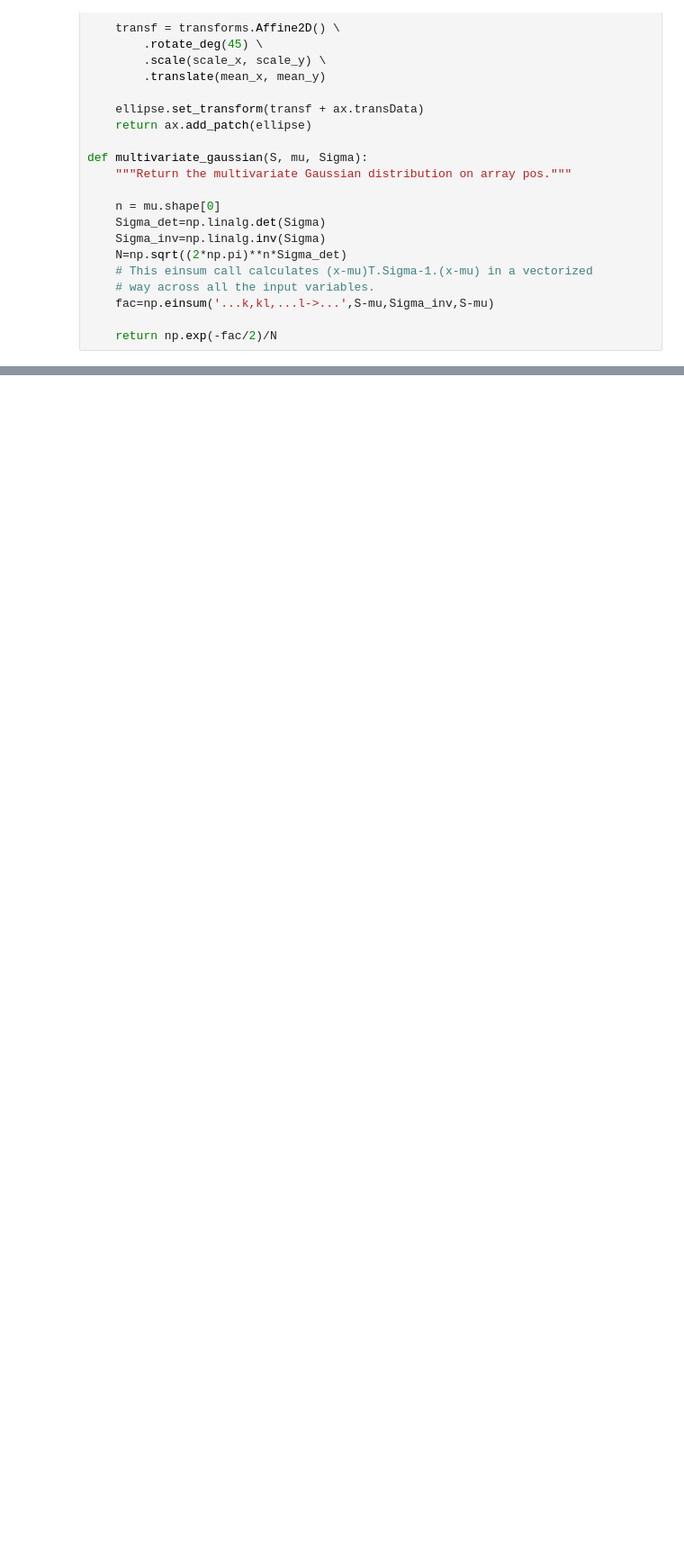
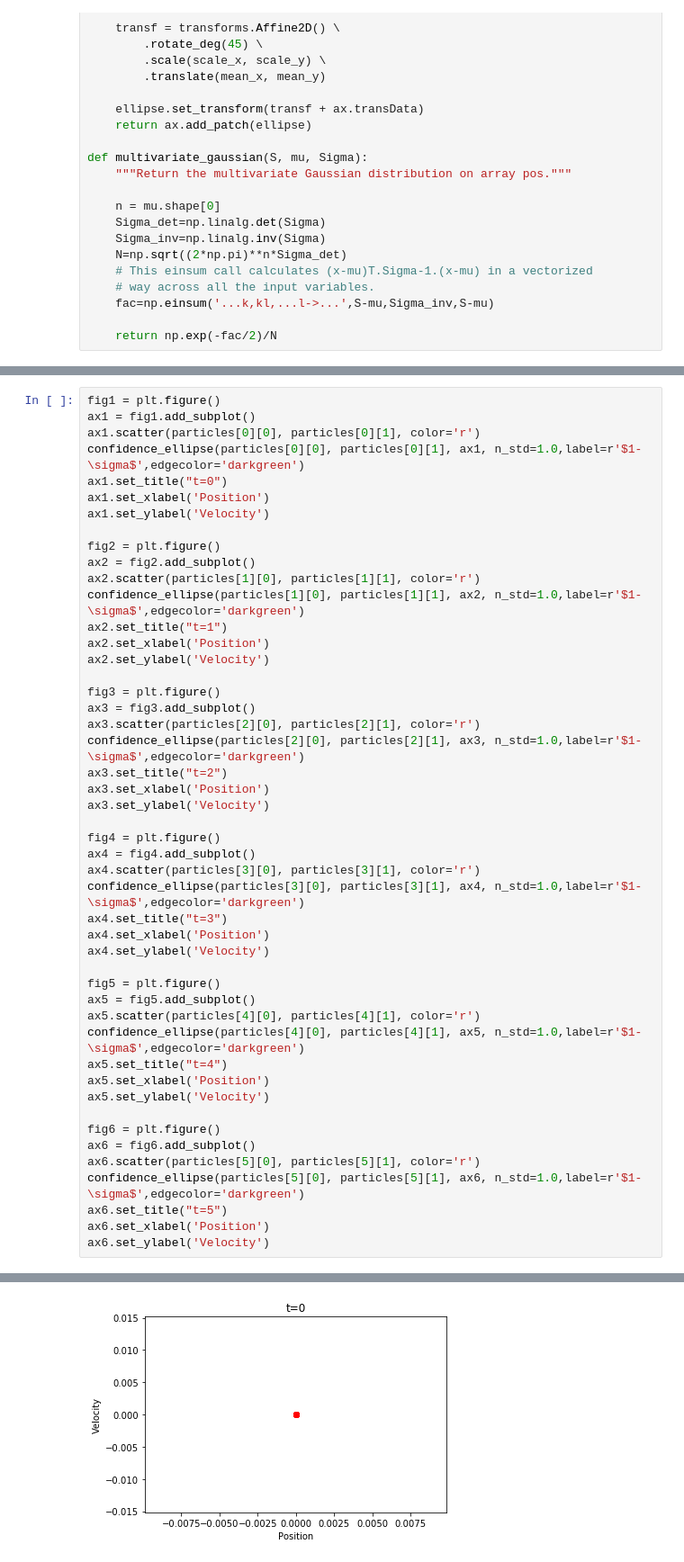
Before and after one commit to kaijones21/ME696, a Jupyter notebook: homework3.ipynb, the cells around one changed output, grey strips where cells are left out. Shown at 90% size. Drawn from its saved outputs; the diff is of its cells as text; blank space fills up the shorter version.

```diff
--- a/homework3.ipynb
+++ b/homework3.ipynb
@@ -205,0 +274,49 @@ ax1.scatter(x_sample, xdot_sample, color='r')
+# %%
+fig1 = plt.figure()
+ax1 = fig1.add_subplot()
+ax1.scatter(particles[0][0], particles[0][1], color='r')
+confidence_ellipse(particles[0][0], particles[0][1], ax1, n_std=1.0,label=r'$1-\sigma$',edgecolor='darkgreen')
+ax1.set_title("t=0")
+ax1.set_xlabel('Position')
+ax1.set_ylabel('Velocity')
+
+fig2 = plt.figure()
+ax2 = fig2.add_subplot()
+ax2.scatter(particles[1][0], particles[1][1], color='r')
+confidence_ellipse(particles[1][0], particles[1][1], ax2, n_std=1.0,label=r'$1-\sigma$',edgecolor='darkgreen')
+ax2.set_title("t=1")
+ax2.set_xlabel('Position')
+ax2.set_ylabel('Velocity')
+
+fig3 = plt.figure()
+ax3 = fig3.add_subplot()
+ax3.scatter(particles[2][0], particles[2][1], color='r')
+confidence_ellipse(particles[2][0], particles[2][1], ax3, n_std=1.0,label=r'$1-\sigma$',edgecolor='darkgreen')
+ax3.set_title("t=2")
+ax3.set_xlabel('Position')
+ax3.set_ylabel('Velocity')
+
+fig4 = plt.figure()
+ax4 = fig4.add_subplot()
+ax4.scatter(particles[3][0], particles[3][1], color='r')
+confidence_ellipse(particles[3][0], particles[3][1], ax4, n_std=1.0,label=r'$1-\sigma$',edgecolor='darkgreen')
+ax4.set_title("t=3")
+ax4.set_xlabel('Position')
+ax4.set_ylabel('Velocity')
+
+fig5 = plt.figure()
+ax5 = fig5.add_subplot()
+ax5.scatter(particles[4][0], particles[4][1], color='r')
+confidence_ellipse(particles[4][0], particles[4][1], ax5, n_std=1.0,label=r'$1-\sigma$',edgecolor='darkgreen')
+ax5.set_title("t=4")
+ax5.set_xlabel('Position')
+ax5.set_ylabel('Velocity')
+
+fig6 = plt.figure()
+ax6 = fig6.add_subplot()
+ax6.scatter(particles[5][0], particles[5][1], color='r')
+confidence_ellipse(particles[5][0], particles[5][1], ax6, n_std=1.0,label=r'$1-\sigma$',edgecolor='darkgreen')
+ax6.set_title("t=5")
+ax6.set_xlabel('Position')
+ax6.set_ylabel('Velocity')
+# %% [output]
@@ -205,0 +324 @@ ax1.scatter(x_sample, xdot_sample, color='r')
+[figure, added]
```
Also changed, not shown: parts of 12 cells of this notebook.
